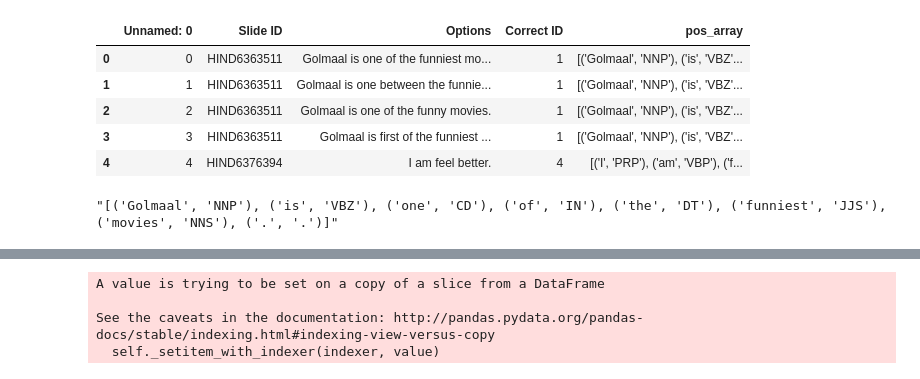
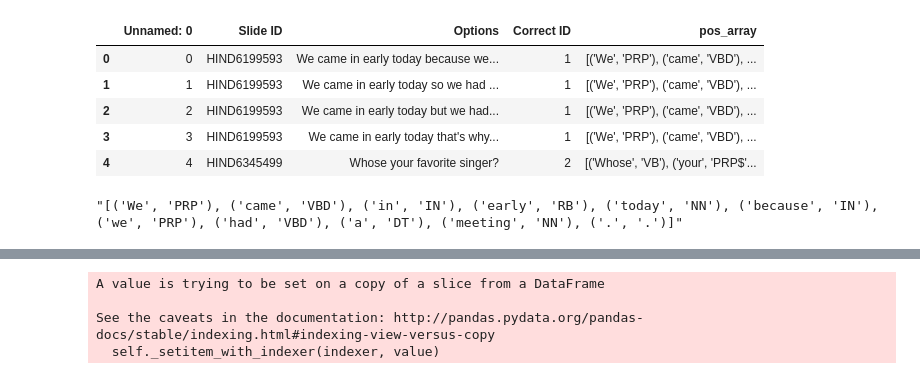
Before and after one commit to pasha00786/helloenglish, a Jupyter notebook: pos_delta.ipynb, the cells around one changed output, grey strips where cells are left out. Drawn from its saved outputs; the diff is of its cells as text; code cells hidden in the pictures.

Commit message:
rest data

```diff
--- a/pos_delta.ipynb
+++ b/pos_delta.ipynb
@@ -3,21 +3,21 @@ import pandas as pd
 import numpy as np
 import re
 # %%
-df = pd.read_csv('pos_tagged_data_choose4_complete_.csv')
+df = pd.read_csv('pos_tagged_data_restchoose4_choose2_.csv')
 df.head()
 # %% [output]
 |  | Unnamed: 0 | Slide ID | Options | Correct ID | pos_array |
-| 0 | 0 | HIND6363511 | Golmaal is one of the funniest mo... | 1 | [('Golmaal', 'NNP'), ('is', 'VBZ'... |
-| 1 | 1 | HIND6363511 | Golmaal is one between the funnie... | 1 | [('Golmaal', 'NNP'), ('is', 'VBZ'... |
-| 2 | 2 | HIND6363511 | Golmaal is one of the funny movies. | 1 | [('Golmaal', 'NNP'), ('is', 'VBZ'... |
-| 3 | 3 | HIND6363511 | Golmaal is first of the funniest ... | 1 | [('Golmaal', 'NNP'), ('is', 'VBZ'... |
-| 4 | 4 | HIND6376394 | I am feel better. | 4 | [('I', 'PRP'), ('am', 'VBP'), ('f... |
+| 0 | 0 | HIND6199593 | We came in early today because we... | 1 | [('We', 'PRP'), ('came', 'VBD'), ... |
+| 1 | 1 | HIND6199593 | We came in early today so we had ... | 1 | [('We', 'PRP'), ('came', 'VBD'), ... |
+| 2 | 2 | HIND6199593 | We came in early today but we had... | 1 | [('We', 'PRP'), ('came', 'VBD'), ... |
+| 3 | 3 | HIND6199593 | We came in early today that's why... | 1 | [('We', 'PRP'), ('came', 'VBD'), ... |
+| 4 | 4 | HIND6345499 | Whose your favorite singer? | 2 | [('Whose', 'VB'), ('your', 'PRP$'... |
 # %%
 pos_array = list(df['pos_array'])
 # %%
 pos_array[0]
 # %% [output]
-"[('Golmaal', 'NNP'), ('is', 'VBZ'), ('one', 'CD'), ('of', 'IN'), ('the', 'DT'), ('funniest', 'JJS'), ('movies', 'NNS'), ('.', '.')]"
+"[('We', 'PRP'), ('came', 'VBD'), ('in', 'IN'), ('early', 'RB'), ('today', 'NN'), ('because', 'IN'), ('we', 'PRP'), ('had', 'VBD'), ('a', 'DT'), ('meeting', 'NN'), ('.', '.')]"
 # %%
 def tokentolist(token):
     pos = re.findall('\(.*?\)',token)
```
Also changed, not shown: parts of 4 cells of this notebook, 2 other files.
